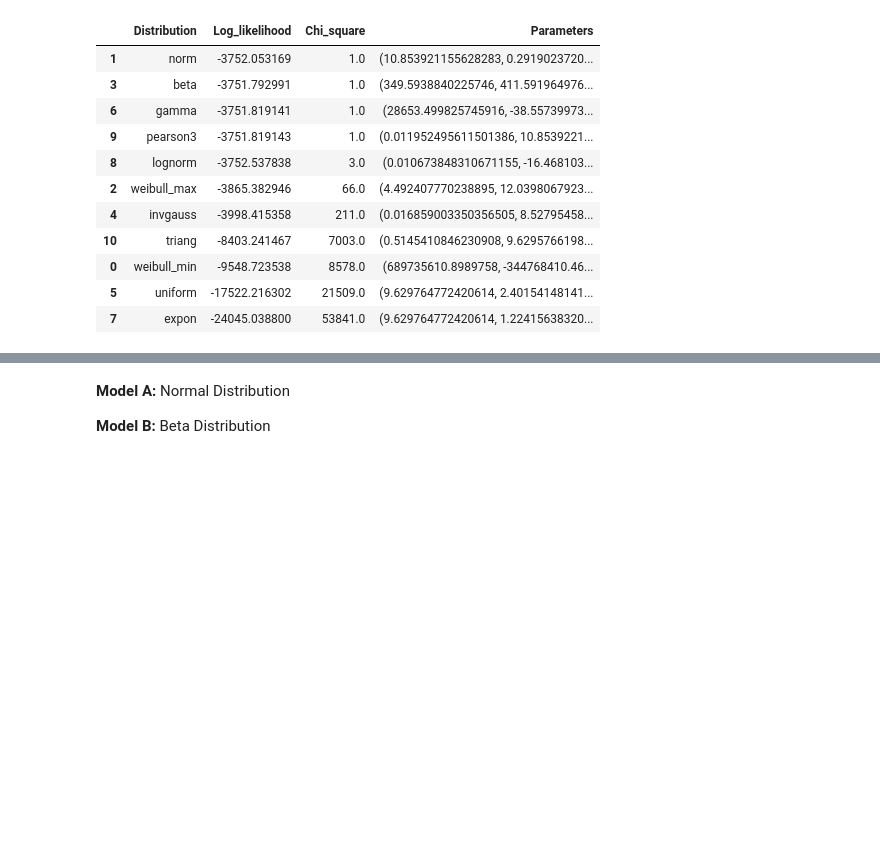
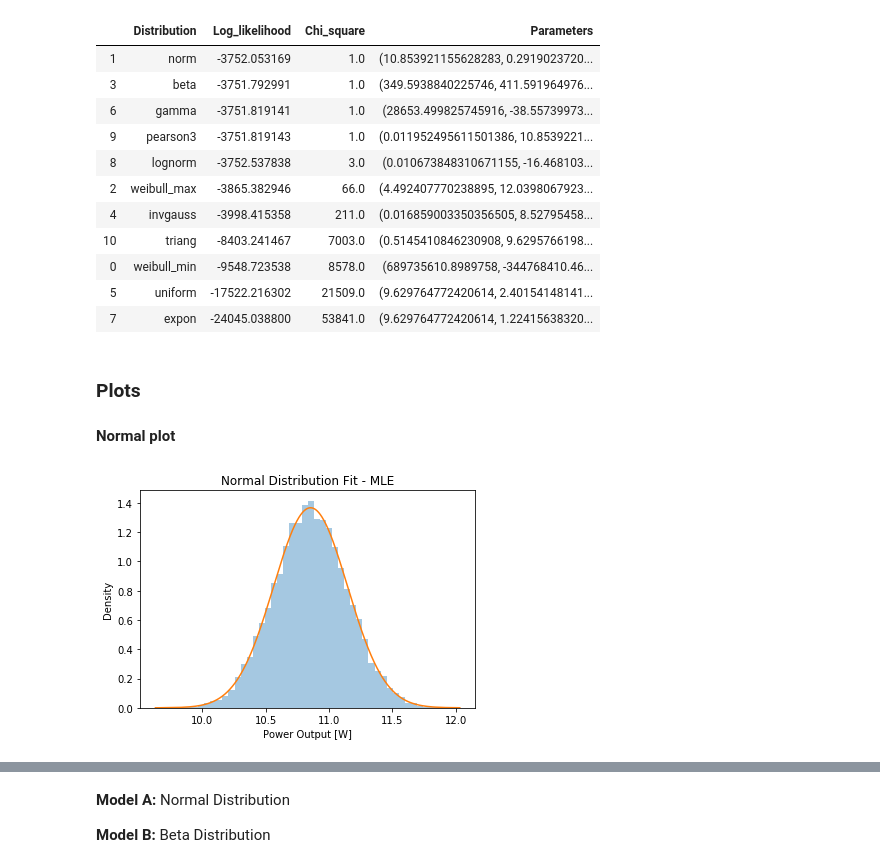
Before and after one commit to oriolgarrobe/Thesis, a Jupyter notebook: Max_likelihood.ipynb, the cells around one changed output, grey strips where cells are left out. Saved outputs shown, nothing was run; the diff lists cells and outputs as text; code cells hidden in the pictures; blank space fills up the shorter version.

Commit message:
Top5 MLE and MoM Distribution plots

```diff
--- a/Max_likelihood.ipynb
+++ b/Max_likelihood.ipynb
@@ -66,3 +66,24 @@ results
 | 0 | weibull_min | -9548.723538 | 8578.0 | (689735610.8989758, -344768410.46... |
 | 5 | uniform | -17522.216302 | 21509.0 | (9.629764772420614, 2.40154148141... |
 | 7 | expon | -24045.038800 | 53841.0 | (9.629764772420614, 1.22415638320... |
+# %% [markdown]
+### Plots
+# %%
+import seaborn as sns
+simulation.sort()
+# %%
+params_gamma = results.iloc[2]['Parameters']
+params_beta = results.iloc[1]['Parameters']
+params_normal = results.iloc[0]['Parameters']
+params_uniform = results.iloc[9]['Parameters']
+params_lognorm = results.iloc[4]['Parameters']
+# %% [markdown]
+**Normal plot**
+# %%
+norm_fit = sns.distplot(a = simulation, kde = False, norm_hist=True, axlabel='Power Output [W]')
+plt.plot(simulation, scipy.stats.norm.pdf(simulation, *params_normal))
+norm_fit.set_title('Normal Distribution Fit - MLE')
+norm_fit.set_ylabel('Density')
+plt.savefig('Data/Plots/MLE_Normal.png')
+# %% [output]
+[figure, added]
```
Also changed, not shown: parts of 8 cells of this notebook, 11 other files.
